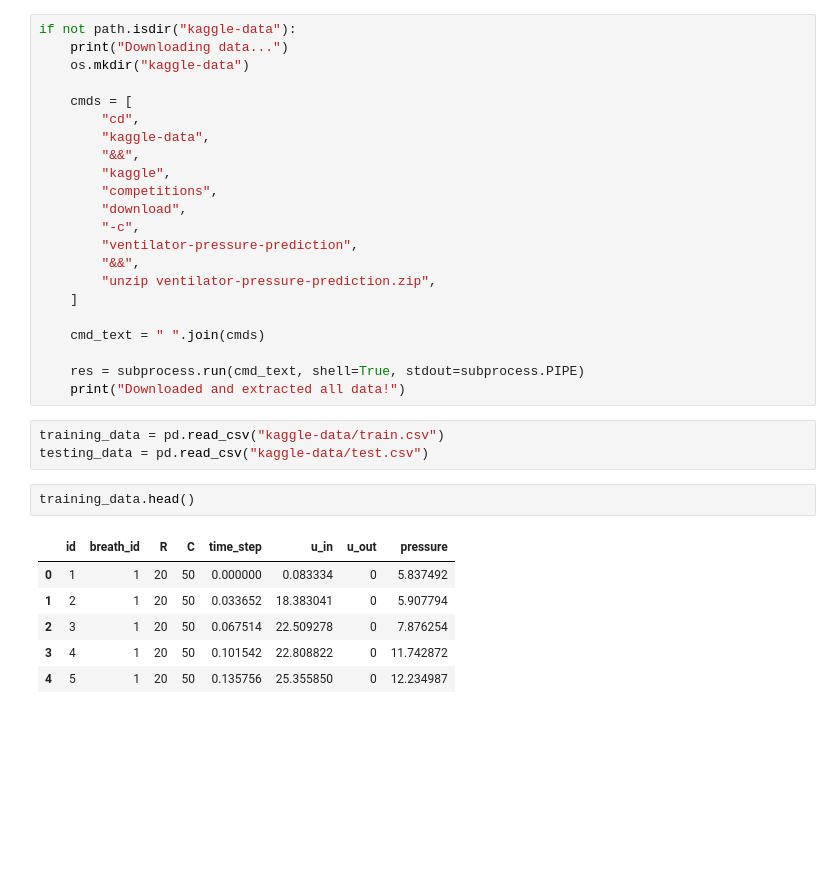
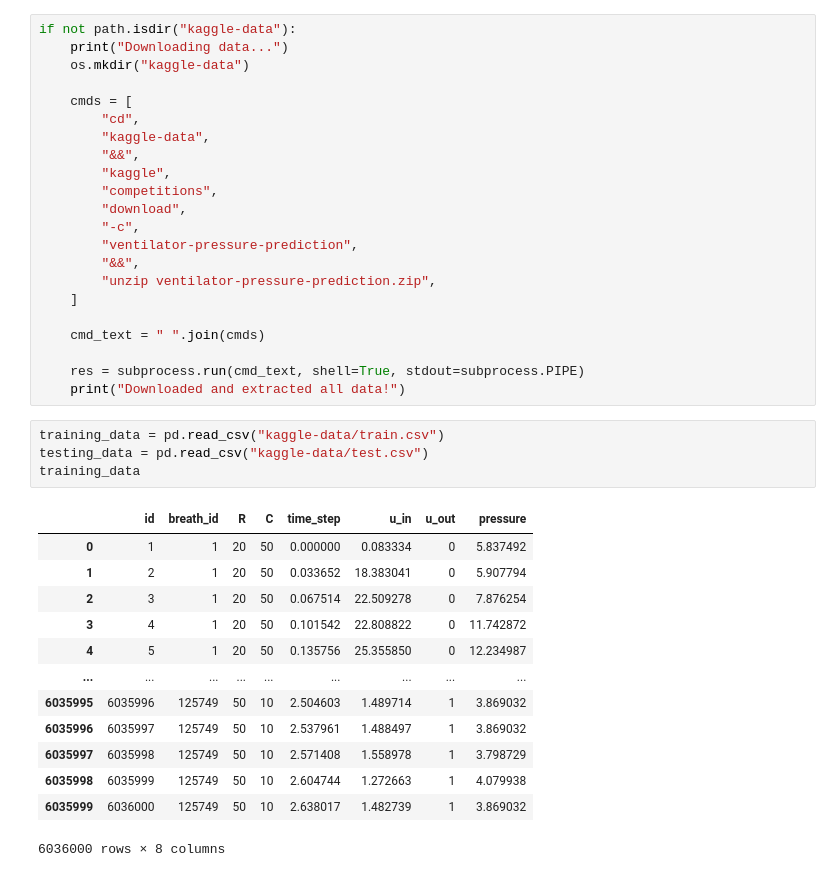
Before and after one commit to trevorWieland/kaggle-ventilator-model, a Jupyter notebook: examples/Data Exploration.ipynb, the cells around one changed output. Saved outputs shown, nothing was run; the diff lists cells and outputs as text; blank space fills up the shorter version.

```diff
--- a/examples/Data Exploration.ipynb
+++ b/examples/Data Exploration.ipynb
@@ -37,13 +40,19 @@ if not path.isdir("kaggle-data"):
 # %%
 training_data = pd.read_csv("kaggle-data/train.csv")
 testing_data = pd.read_csv("kaggle-data/test.csv")
+training_data
+# %% [output]
+|  | id | breath_id | R | C | time_step | u_in | u_out | pressure |
+| 0 | 1 | 1 | 20 | 50 | 0.000000 | 0.083334 | 0 | 5.837492 |
+| 1 | 2 | 1 | 20 | 50 | 0.033652 | 18.383041 | 0 | 5.907794 |
+| 2 | 3 | 1 | 20 | 50 | 0.067514 | 22.509278 | 0 | 7.876254 |
+| 3 | 4 | 1 | 20 | 50 | 0.101542 | 22.808822 | 0 | 11.742872 |
+| 4 | 5 | 1 | 20 | 50 | 0.135756 | 25.355850 | 0 | 12.234987 |
+| ... | ... | ... | ... | ... | ... | ... | ... | ... |
+| 6035995 | 6035996 | 125749 | 50 | 10 | 2.504603 | 1.489714 | 1 | 3.869032 |
+| 6035996 | 6035997 | 125749 | 50 | 10 | 2.537961 | 1.488497 | 1 | 3.869032 |
+| 6035997 | 6035998 | 125749 | 50 | 10 | 2.571408 | 1.558978 | 1 | 3.798729 |
+| 6035998 | 6035999 | 125749 | 50 | 10 | 2.604744 | 1.272663 | 1 | 4.079938 |
+| 6035999 | 6036000 | 125749 | 50 | 10 | 2.638017 | 1.482739 | 1 | 3.869032 |
+6036000 rows × 8 columns
-# %%
-training_data.head()
-# %% [output]
-|  | id | breath_id | R | C | time_step | u_in | u_out | pressure |
-| 0 | 1 | 1 | 20 | 50 | 0.000000 | 0.083334 | 0 | 5.837492 |
-| 1 | 2 | 1 | 20 | 50 | 0.033652 | 18.383041 | 0 | 5.907794 |
-| 2 | 3 | 1 | 20 | 50 | 0.067514 | 22.509278 | 0 | 7.876254 |
-| 3 | 4 | 1 | 20 | 50 | 0.101542 | 22.808822 | 0 | 11.742872 |
-| 4 | 5 | 1 | 20 | 50 | 0.135756 | 25.355850 | 0 | 12.234987 |
 # %%
```
Also changed, not shown: parts of 10 cells of this notebook, 6 other files.
